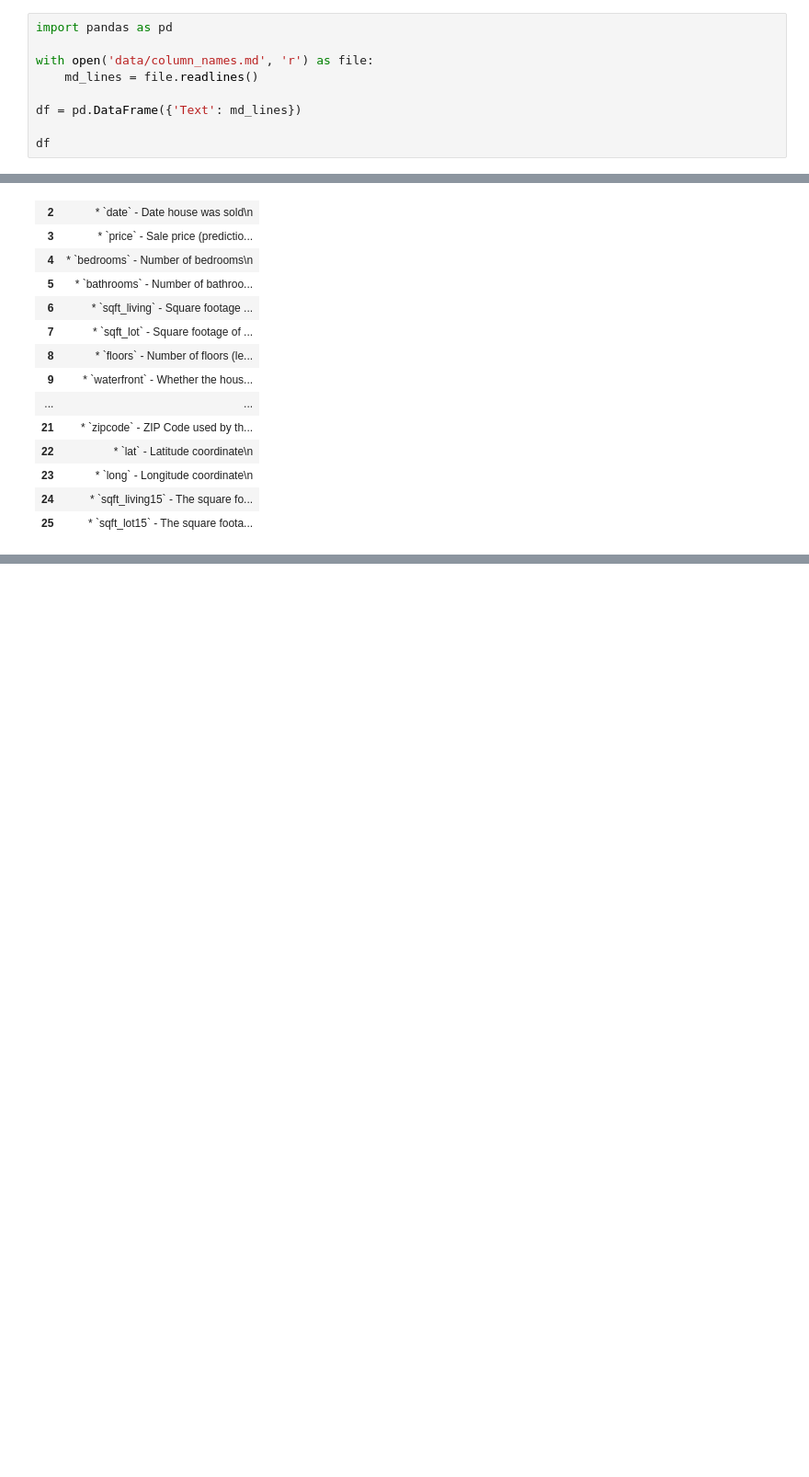
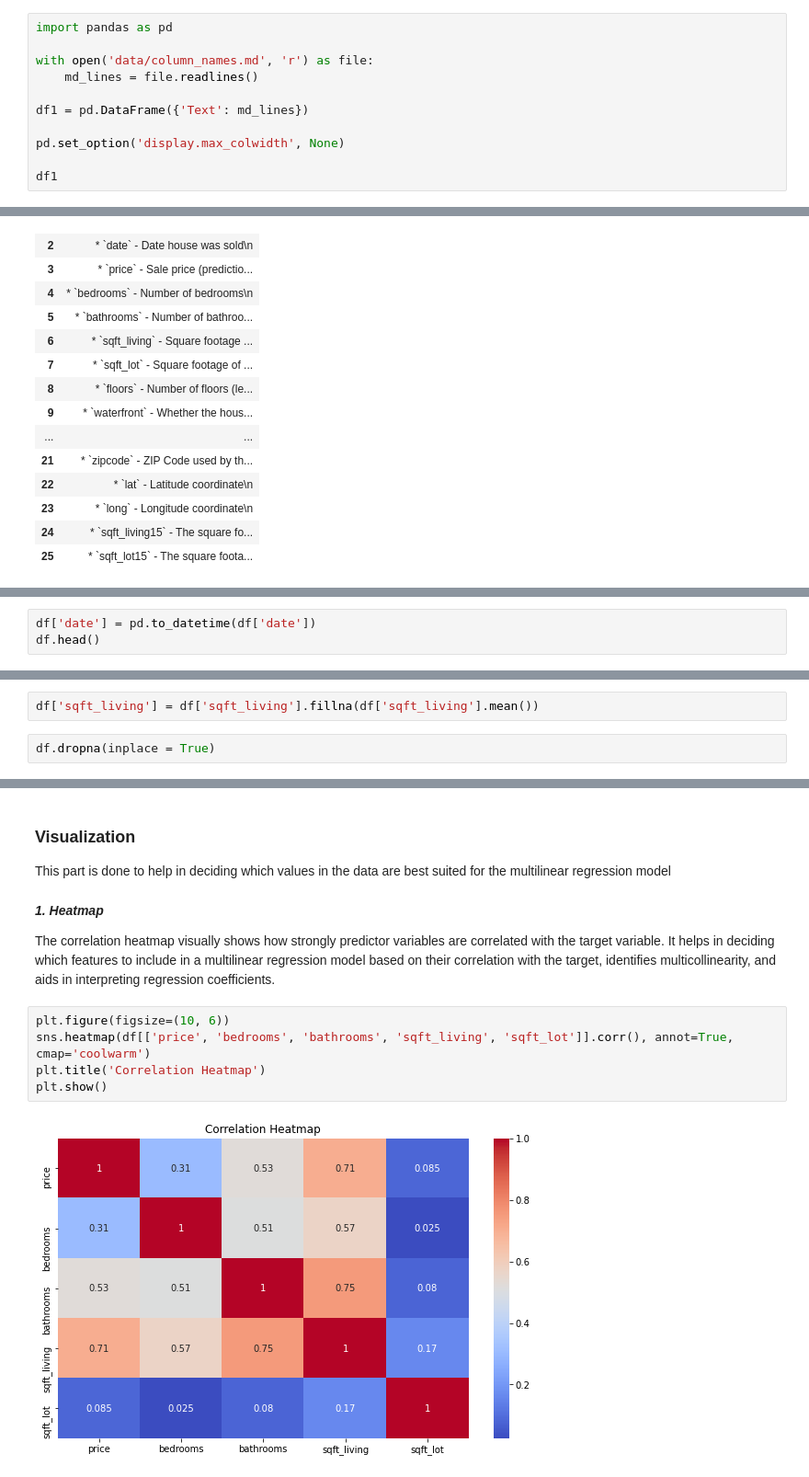
Before and after one commit to olivemideva/phase_2_project_practice, a Jupyter notebook: student.ipynb, the cells around one changed output, grey strips where cells are left out. Shown: that part at 92% size. Saved outputs shown, nothing was run; the diff lists cells and outputs as text; blank space fills up the shorter version.

```diff
--- a/student.ipynb
+++ b/student.ipynb
@@ -72,9 +77,11 @@ import pandas as pd
 with open('data/column_names.md', 'r') as file:
     md_lines = file.readlines()
 
-df = pd.DataFrame({'Text': md_lines})
+df1 = pd.DataFrame({'Text': md_lines})
 
-df
+pd.set_option('display.max_colwidth', None)
+
+df1
 # %% [output]
 |  | Text |
 | 0 | # Column Names and Descriptions f... |
@@ -95,0 +109,3 @@ df
+# %%
+df['date'] = pd.to_datetime(df['date'])
+df.head()
@@ -95,0 +130,4 @@ df
+# %%
+df['sqft_living'] = df['sqft_living'].fillna(df['sqft_living'].mean())
+# %%
+df.dropna(inplace = True)
@@ -95,0 +186,15 @@ df
+# %% [markdown]
+### Visualization
+
+This part is done to help in deciding which values in the data are best suited for the multilinear regression model
+# %% [markdown]
+***1. Heatmap***
+
+The correlation heatmap visually shows how strongly predictor variables are correlated with the target variable. It helps in deciding which features to include in a multilinear regression model based on their correlation with the target, identifies multicollinearity, and aids in interpreting regression coefficients.
+# %%
+plt.figure(figsize=(10, 6))
+sns.heatmap(df[['price', 'bedrooms', 'bathrooms', 'sqft_living', 'sqft_lot']].corr(), annot=True, cmap='coolwarm')
+plt.title('Correlation Heatmap')
+plt.show()
+# %% [output]
+[figure, added]
```
Also changed, not shown: parts of 36 cells of this notebook.
